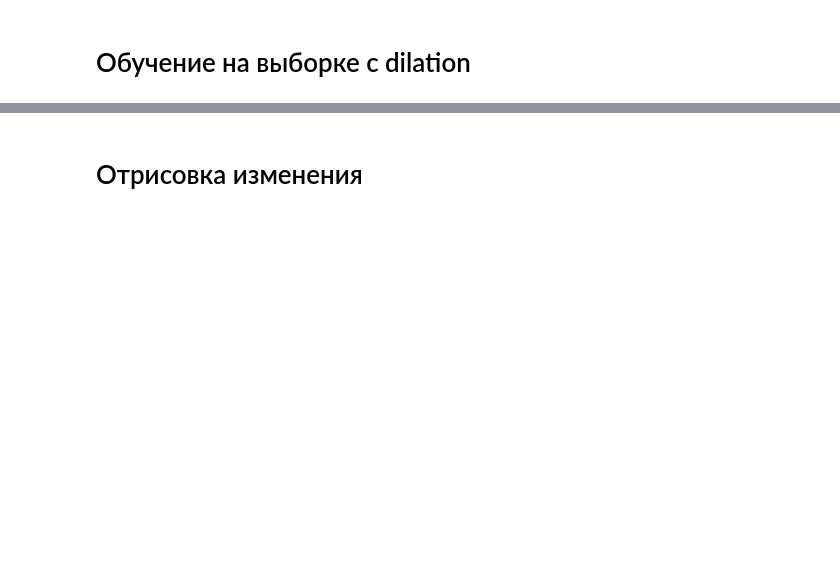
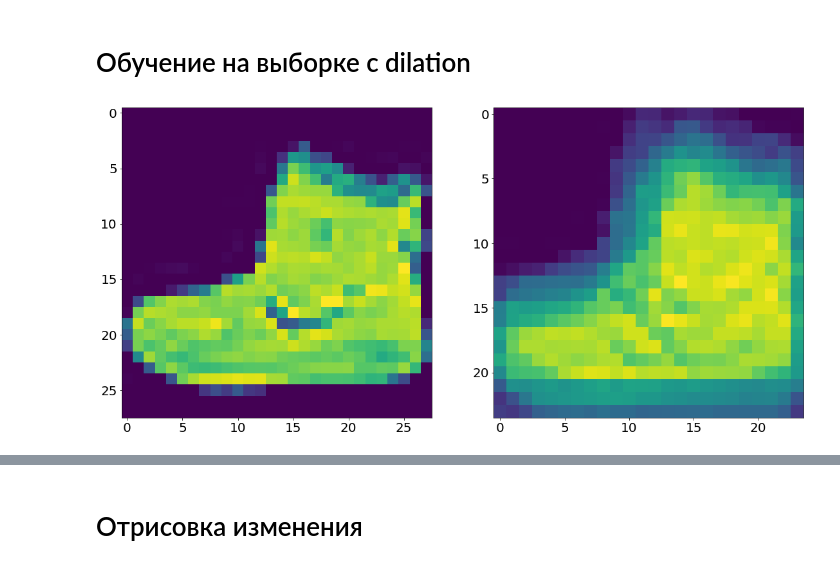
Before and after one commit to kbayazitov/Distillation, a Jupyter notebook: code/main.ipynb, the cells around one changed output, grey strips where cells are left out. Cells and saved outputs as stored; diff of their text form; code cells hidden in the pictures; blank space fills up the shorter version.

```diff
--- a/code/main.ipynb
+++ b/code/main.ipynb
@@ -275,17 +218,19 @@ Loss of student with noise teacher=0.566+-0.022
 # %%
 image = FMNIST_train[0][0][0]
 dilated_image = dilation(image).view([24,24])
 
 fig, gs = plt.figure(figsize=(19,10)), gridspec.GridSpec(1, 2)
 
 images = [image, dilated_image]
 
 ax = []
 
 for i in range(2):
     ax.append(fig.add_subplot(gs[i]))
-    ax[i].imshow(np.array(images[i]), 'gray')
+    ax[i].imshow(np.array(images[i]))
 
 plt.show()
+# %% [output]
+[figure, added]
 # %%
 Student = Perceptron(num_layers=1).to(device)
```
Also changed, not shown: parts of 43 cells of this notebook.
